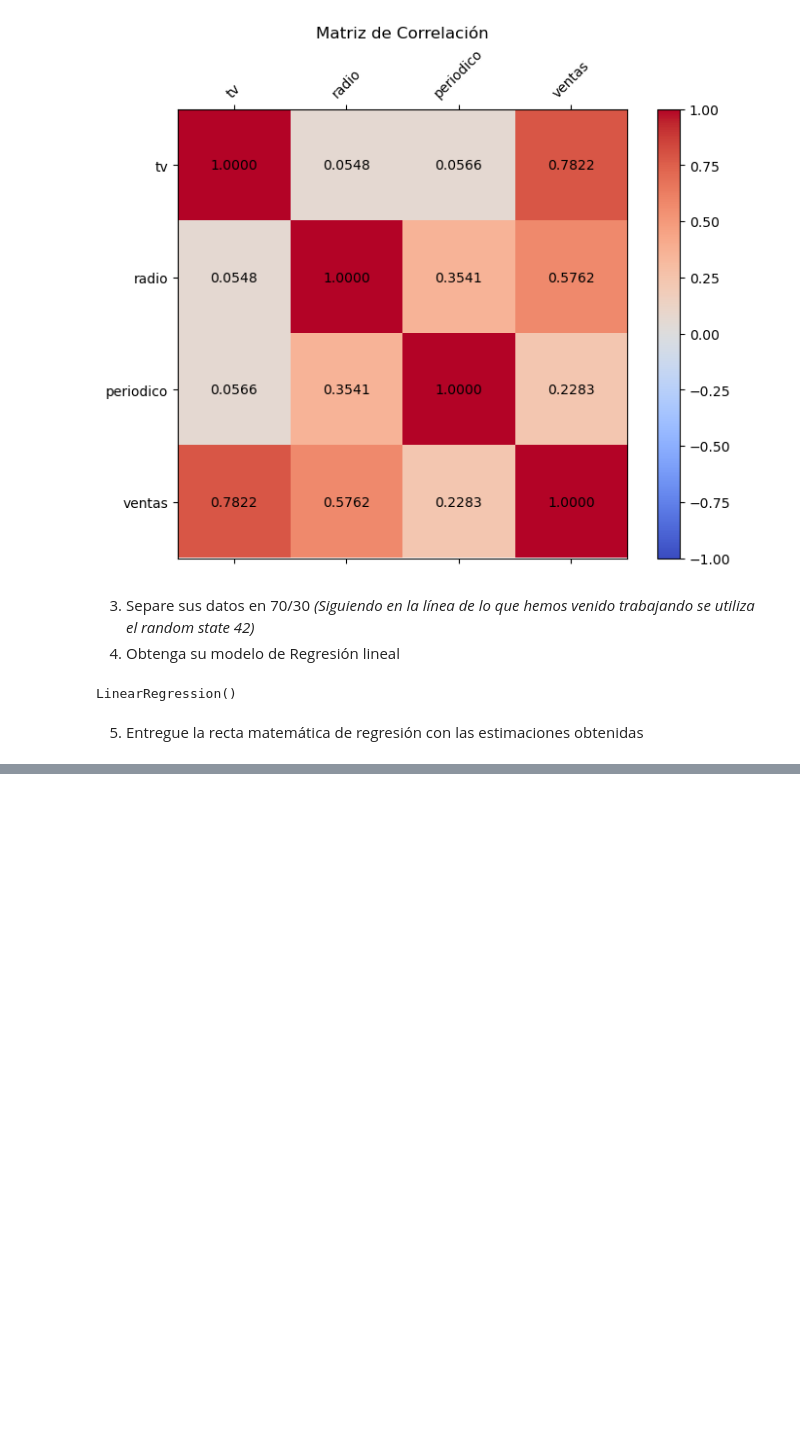
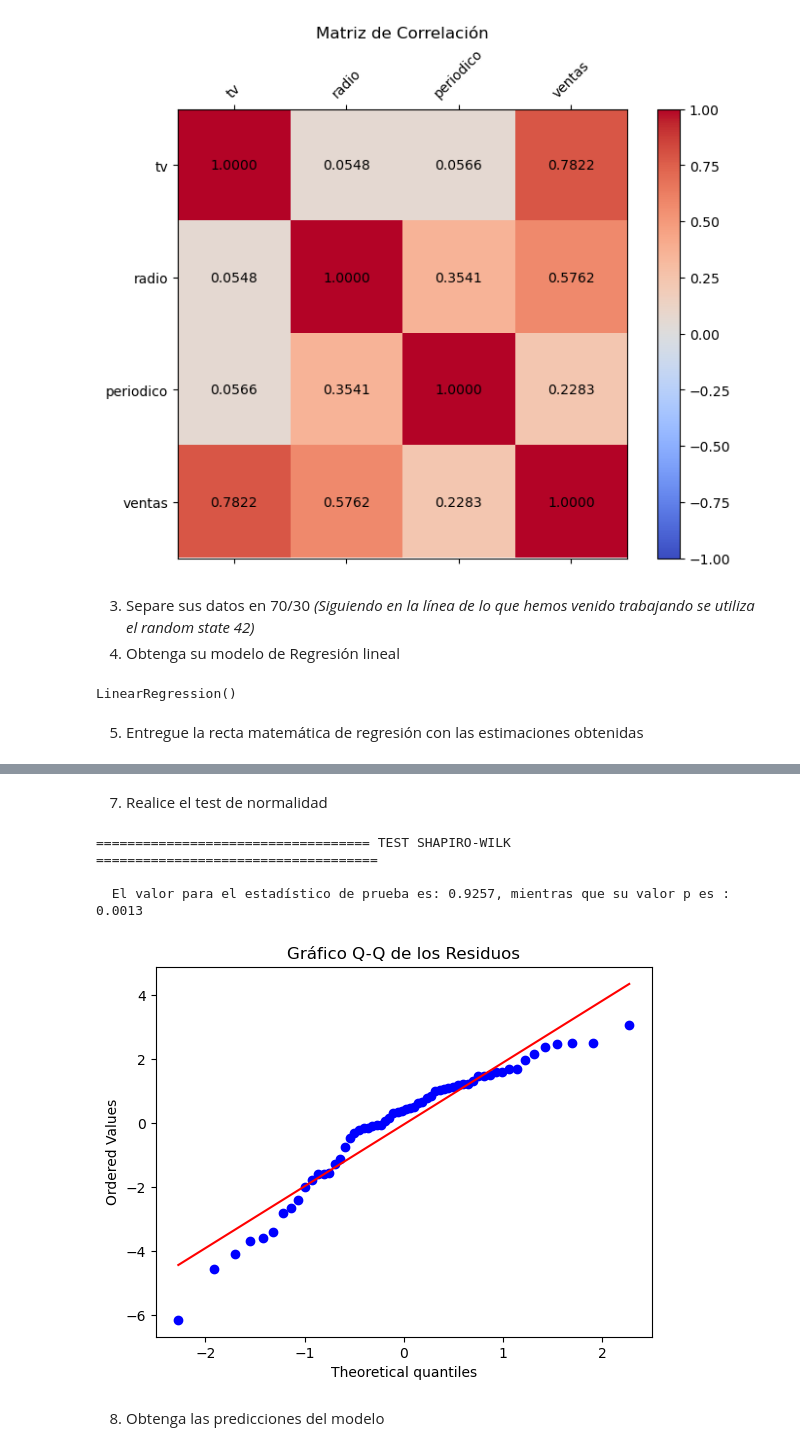
Before and after one commit to fidebravo/Modulo5, a Jupyter notebook: Modulo5_Actividad3.ipynb, the cells around one changed output, grey strips where cells are left out. Cells and saved outputs as stored; diff of their text form; code cells hidden in the pictures; blank space fills up the shorter version.

```diff
--- a/Modulo5_Actividad3.ipynb
+++ b/Modulo5_Actividad3.ipynb
@@ -143,0 +150,16 @@ y = 0.0441 * tv + 0.1993 * radio + 0.0069 * periódico + 2.7089
+# %%
+
+y_pred = modelo_regresion_lineal.predict(X_test)
+residuos = y_test - y_pred
+
+media_residuos = np.mean(residuos)     # -0.038488
+des_std_residuos = np.std(residuos)    # 1.948157
+
+
+print(' Residuos '.center(82, '='))
+print()
+print(f'El error promedio del modelo es de {media_residuos:.4f} con una desviación estándar de {des_std_residuos:.4f}'.center(82))
+print()
+print(f'El rango en que fluctúan los valores de los errores es {residuos.min():.2f} y {residuos.max():.2f}'.center(82))
+print()
+print(82 * '=')
@@ -143,0 +174,22 @@ y = 0.0441 * tv + 0.1993 * radio + 0.0069 * periódico + 2.7089
+# %% [markdown]
+7. Realice el test de normalidad
+# %%
+import scipy.stats as stats
+
+shapiro_test = stats.shapiro(residuos)
+
+print(' TEST SHAPIRO-WILK '.center(90, '='))
+print()
+print(f'El valor para el estadístico de prueba es: {shapiro_test[0]:.4f}, mientras que su valor p es : {shapiro_test[1]:.4f}'.center(90))
+print()
+
+stats.probplot(residuos, dist="norm", plot=plt)
+plt.title('Gráfico Q-Q de los Residuos')
+plt.show()
+# %% [output]
+=================================== TEST SHAPIRO-WILK ====================================
+
+  El valor para el estadístico de prueba es: 0.9257, mientras que su valor p es : 0.0013
+[figure, added]
+# %% [markdown]
+8. Obtenga las predicciones del modelo
```
Also changed, not shown: parts of 6 cells of this notebook.
